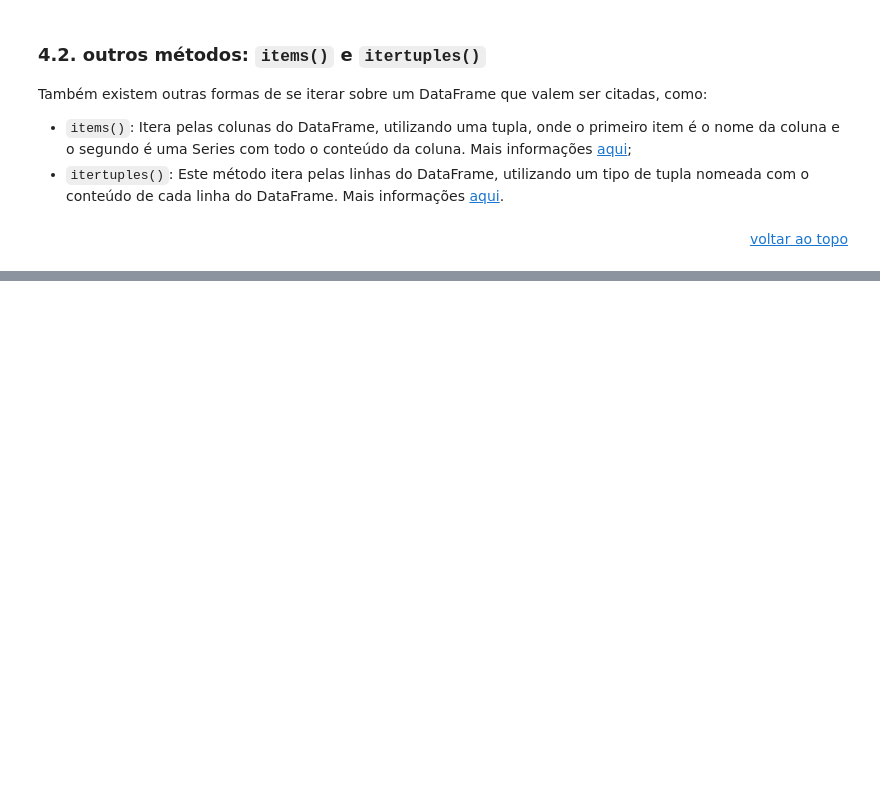
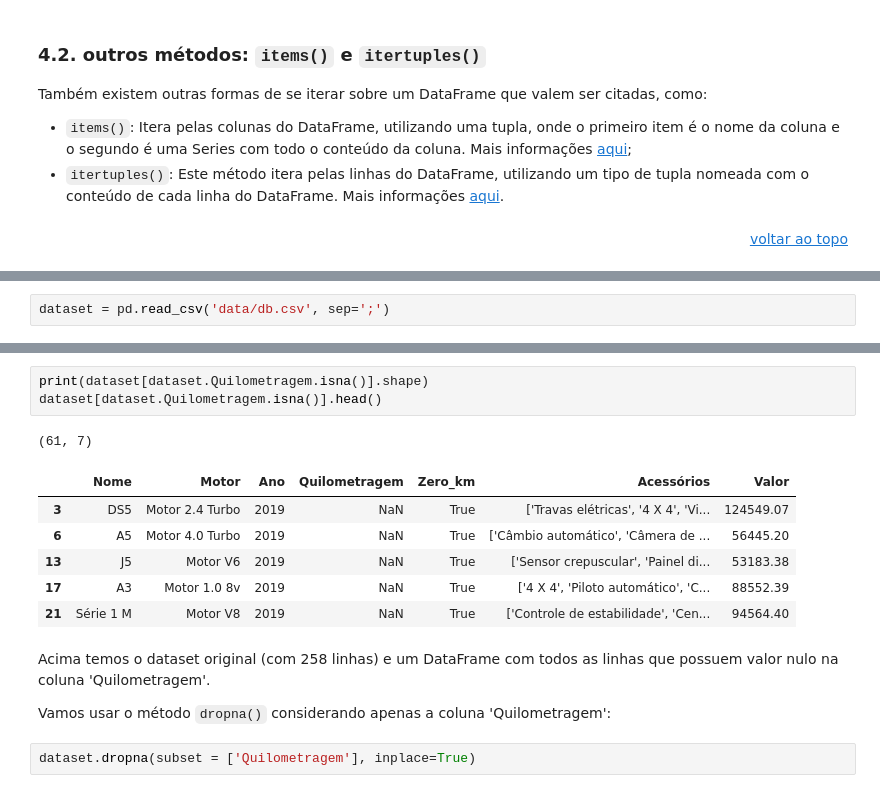
Before and after one commit to brnocesar/learning-data-analysis, a Jupyter notebook: intro_python-cap7-pandas.ipynb, the cells around one changed output, grey strips where cells are left out. Saved outputs shown, nothing was run; the diff lists cells and outputs as text; blank space fills up the shorter version.

```diff
--- a/intro_python-cap7-pandas.ipynb
+++ b/intro_python-cap7-pandas.ipynb
@@ -524,0 +633,2 @@ Também existem outras formas de se iterar sobre um DataFrame que valem ser cita
+# %%
+dataset = pd.read_csv('data/db.csv', sep=';')
@@ -524,0 +646,17 @@ Também existem outras formas de se iterar sobre um DataFrame que valem ser cita
+# %%
+print(dataset[dataset.Quilometragem.isna()].shape)
+dataset[dataset.Quilometragem.isna()].head()
+# %% [output]
+(61, 7)
+|  | Nome | Motor | Ano | Quilometragem | Zero_km | Acessórios | Valor |
+| 3 | DS5 | Motor 2.4 Turbo | 2019 | NaN | True | ['Travas elétricas', '4 X 4', 'Vi... | 124549.07 |
+| 6 | A5 | Motor 4.0 Turbo | 2019 | NaN | True | ['Câmbio automático', 'Câmera de ... | 56445.20 |
+| 13 | J5 | Motor V6 | 2019 | NaN | True | ['Sensor crepuscular', 'Painel di... | 53183.38 |
+| 17 | A3 | Motor 1.0 8v | 2019 | NaN | True | ['4 X 4', 'Piloto automático', 'C... | 88552.39 |
+| 21 | Série 1 M | Motor V8 | 2019 | NaN | True | ['Controle de estabilidade', 'Cen... | 94564.40 |
+# %% [markdown]
+Acima temos o dataset original (com 258 linhas) e um DataFrame com todos as linhas que possuem valor nulo na coluna 'Quilometragem'.
+
+Vamos usar o método `dropna()` considerando apenas a coluna 'Quilometragem':
+# %%
+dataset.dropna(subset = ['Quilometragem'], inplace=True)
```
Also changed, not shown: parts of 21 cells of this notebook, 1 other file.
